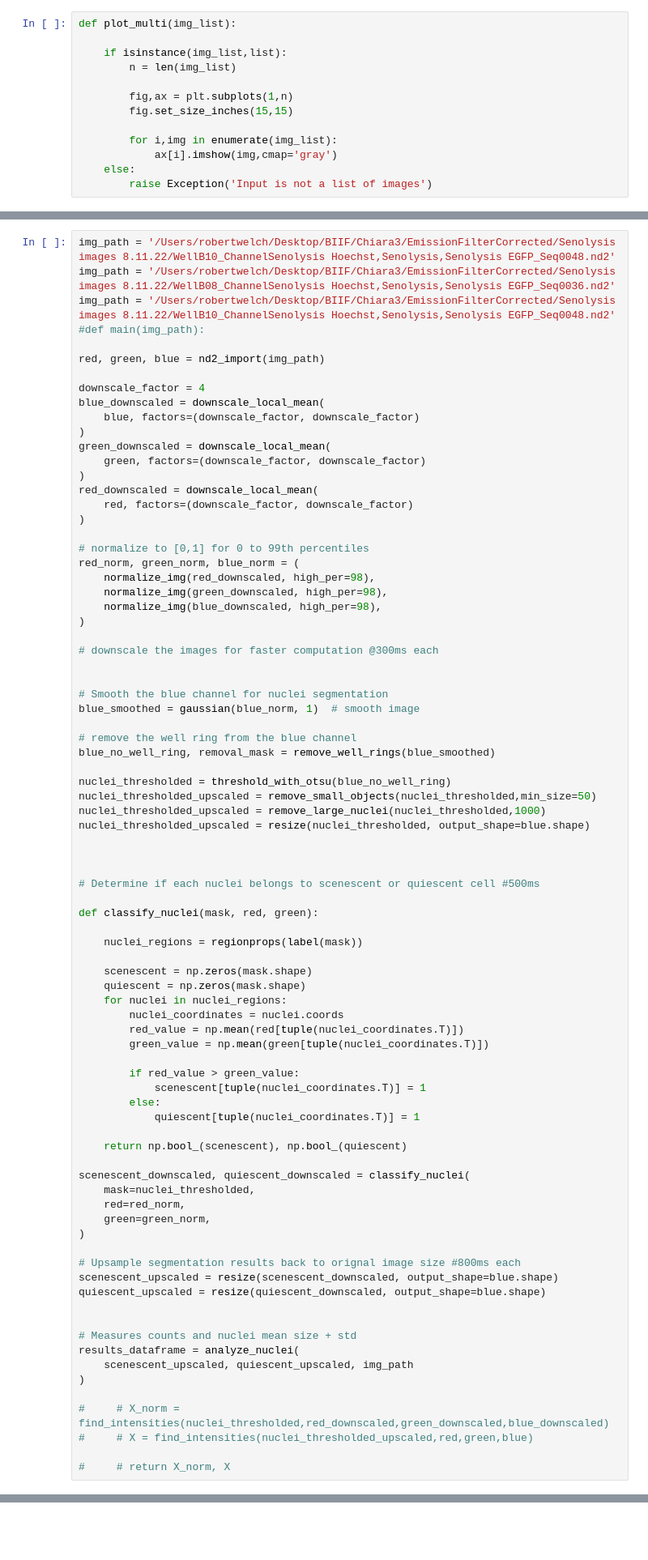
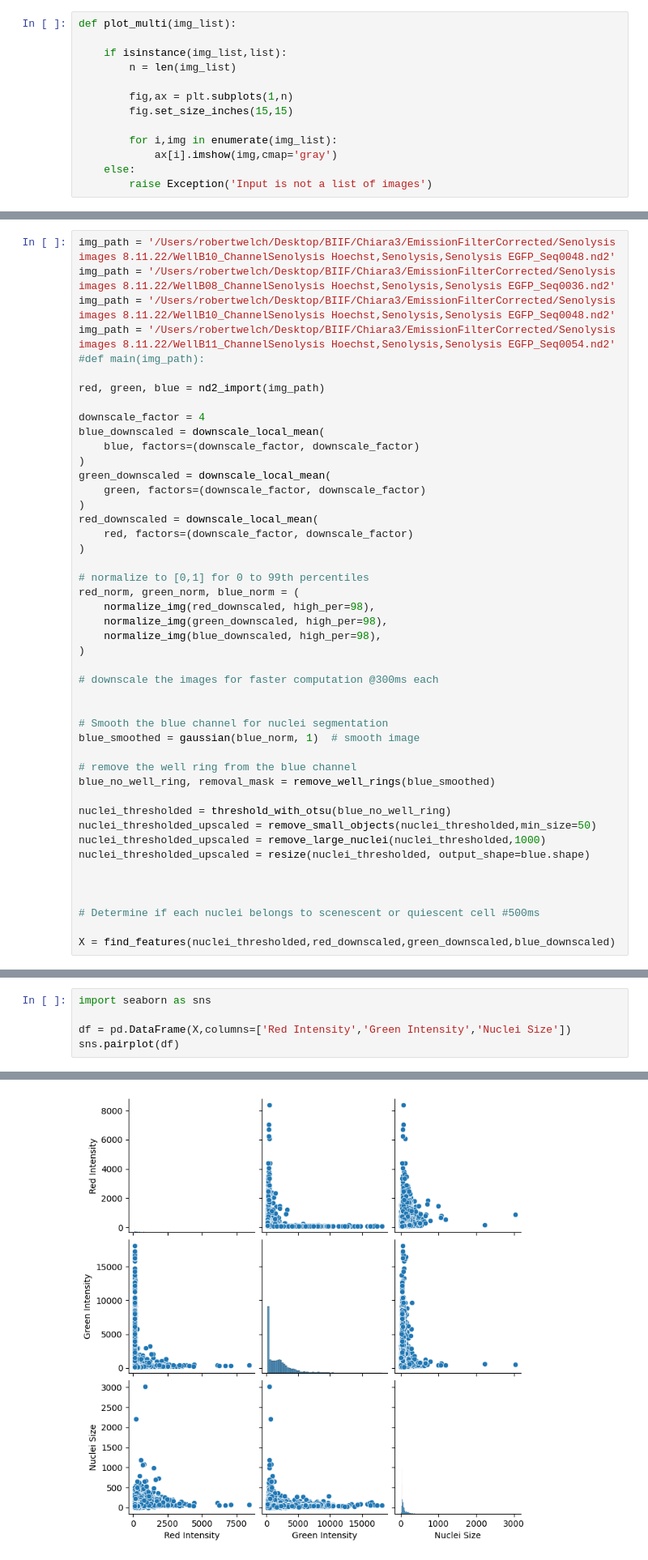
Before and after one commit to BIIFSweden/SenolyticDetection, a Jupyter notebook: test.ipynb, the cells around one changed output, grey strips where cells are left out. Shown at 81% size. Saved outputs shown, nothing was run; the diff lists cells and outputs as text; blank space fills up the shorter version.

```diff
--- a/test.ipynb
+++ b/test.ipynb
@@ -86,6 +82,7 @@ def remove_well_rings(img,max_size = 150):
 img_path = '/Users/robertwelch/Desktop/BIIF/Chiara3/EmissionFilterCorrected/Senolysis images 8.11.22/WellB10_ChannelSenolysis Hoechst,Senolysis,Senolysis EGFP_Seq0048.nd2'
 img_path = '/Users/robertwelch/Desktop/BIIF/Chiara3/EmissionFilterCorrected/Senolysis images 8.11.22/WellB08_ChannelSenolysis Hoechst,Senolysis,Senolysis EGFP_Seq0036.nd2'
 img_path = '/Users/robertwelch/Desktop/BIIF/Chiara3/EmissionFilterCorrected/Senolysis images 8.11.22/WellB10_ChannelSenolysis Hoechst,Senolysis,Senolysis EGFP_Seq0048.nd2'
+img_path = '/Users/robertwelch/Desktop/BIIF/Chiara3/EmissionFilterCorrected/Senolysis images 8.11.22/WellB11_ChannelSenolysis Hoechst,Senolysis,Senolysis EGFP_Seq0054.nd2'
 #def main(img_path):
 
 red, green, blue = nd2_import(img_path)
@@ -126,41 +123,4 @@ nuclei_thresholded_upscaled = resize(nuclei_thresholded, output_shape=blue.shape
 
 # Determine if each nuclei belongs to scenescent or quiescent cell #500ms
 
-def classify_nuclei(mask, red, green):
-
-    nuclei_regions = regionprops(label(mask))
-
-    scenescent = np.zeros(mask.shape)
-    quiescent = np.zeros(mask.shape)
-    for nuclei in nuclei_regions:
-        nuclei_coordinates = nuclei.coords
-        red_value = np.mean(red[tuple(nuclei_coordinates.T)])
-        green_value = np.mean(green[tuple(nuclei_coordinates.T)])
-
-        if red_value > green_value:
-            scenescent[tuple(nuclei_coordinates.T)] = 1
-        else:
-            quiescent[tuple(nuclei_coordinates.T)] = 1
-
-    return np.bool_(scenescent), np.bool_(quiescent)
-
-scenescent_downscaled, quiescent_downscaled = classify_nuclei(
-    mask=nuclei_thresholded,
-    red=red_norm,
-    green=green_norm,
-)
-
-# Upsample segmentation results back to orignal image size #800ms each
-scenescent_upscaled = resize(scenescent_downscaled, output_shape=blue.shape)
-quiescent_upscaled = resize(quiescent_downscaled, output_shape=blue.shape)
-
-
-# Measures counts and nuclei mean size + std
-results_dataframe = analyze_nuclei(
-    scenescent_upscaled, quiescent_upscaled, img_path
-)
-
-#     # X_norm = find_intensities(nuclei_thresholded,red_downscaled,green_downscaled,blue_downscaled)
-#     # X = find_intensities(nuclei_thresholded_upscaled,red,green,blue)
-
-#     # return X_norm, X
+X = find_features(nuclei_thresholded,red_downscaled,green_downscaled,blue_downscaled)
@@ -195,0 +161,6 @@ NameError: name 'X' is not defined
+# %%
+import seaborn as sns
+
+df = pd.DataFrame(X,columns=['Red Intensity','Green Intensity','Nuclei Size'])
+sns.pairplot(df)
+# %% [output]
@@ -195,0 +168 @@ NameError: name 'X' is not defined
+[figure, added]
```
Also changed, not shown: parts of 5 cells of this notebook.
